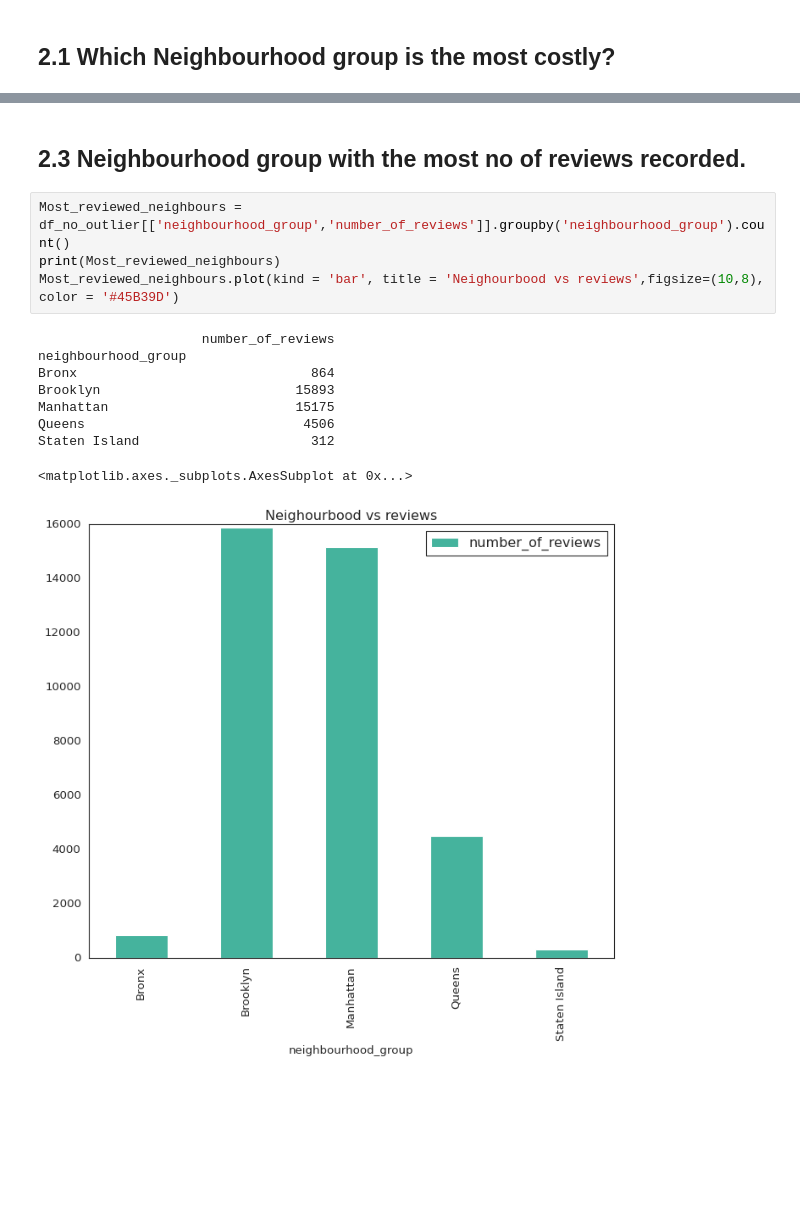
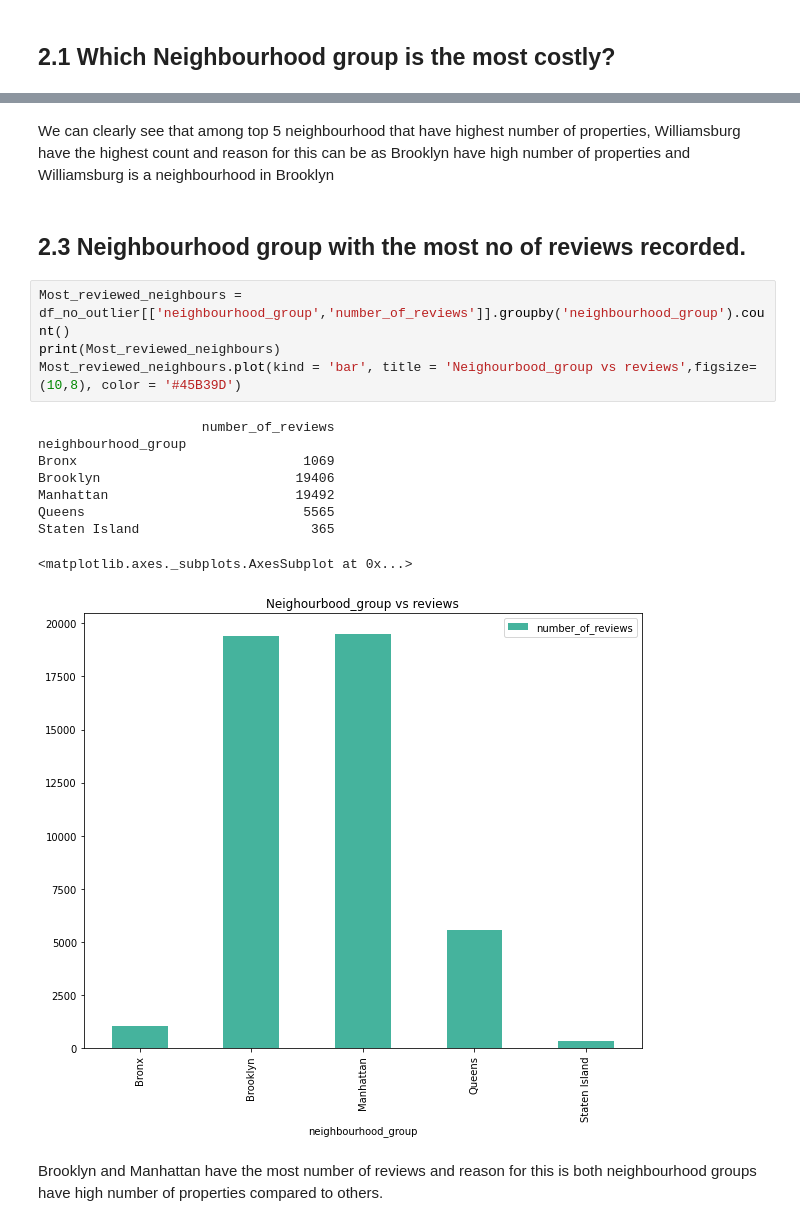
Before and after one commit to Prahalpm/Airbnb-Booking-Analysis-Team-Capstone-Project, a Jupyter notebook: Airbnb_Bookings_Analysis_Capstone_Project.ipynb, the cells around one changed output, grey strips where cells are left out. Drawn from its saved outputs; the diff is of its cells as text; blank space fills up the shorter version.

```diff
--- a/Airbnb_Bookings_Analysis_Capstone_Project.ipynb
+++ b/Airbnb_Bookings_Analysis_Capstone_Project.ipynb
@@ -296,16 +398,20 @@ Text(0.5, 0, 'Count of properties')
+# %% [markdown]
+We can clearly see that among top 5 neighbourhood that have highest number of properties, Williamsburg have the highest count and reason for this can be as Brooklyn have high number of properties and Williamsburg is a neighbourhood in Brooklyn
 # %% [markdown]
 ## **2.3 Neighbourhood group with the most no of reviews recorded.**
 # %%
 Most_reviewed_neighbours = df_no_outlier[['neighbourhood_group','number_of_reviews']].groupby('neighbourhood_group').count()
 print(Most_reviewed_neighbours)
-Most_reviewed_neighbours.plot(kind = 'bar', title = 'Neighourbood vs reviews',figsize=(10,8), color = '#45B39D')
+Most_reviewed_neighbours.plot(kind = 'bar', title = 'Neighourbood_group vs reviews',figsize=(10,8), color = '#45B39D')
 # %% [output]
                      number_of_reviews
 neighbourhood_group
-Bronx                              864
-Brooklyn                         15893
-Manhattan                        15175
-Queens                            4506
-Staten Island                      312
+Bronx                             1069
+Brooklyn                         19406
+Manhattan                        19492
+Queens                            5565
+Staten Island                      365
 <matplotlib.axes._subplots.AxesSubplot at 0x...>
-[figure, old version]
+[figure, new version]
+# %% [markdown]
+Brooklyn and Manhattan have the most number of reviews and reason for this is both neighbourhood groups have high number of properties compared to others.
```
Also changed, not shown: parts of 79 cells of this notebook.
